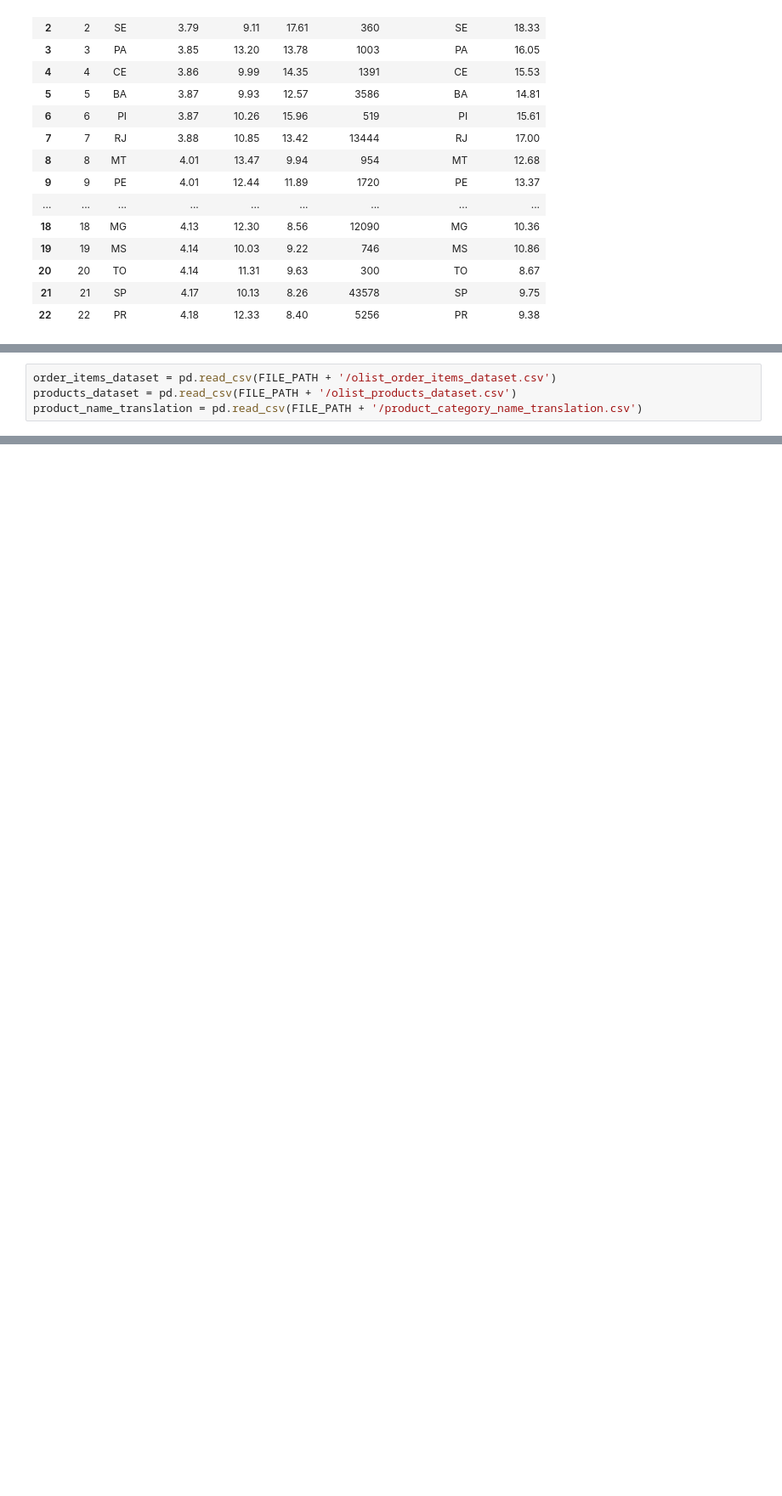
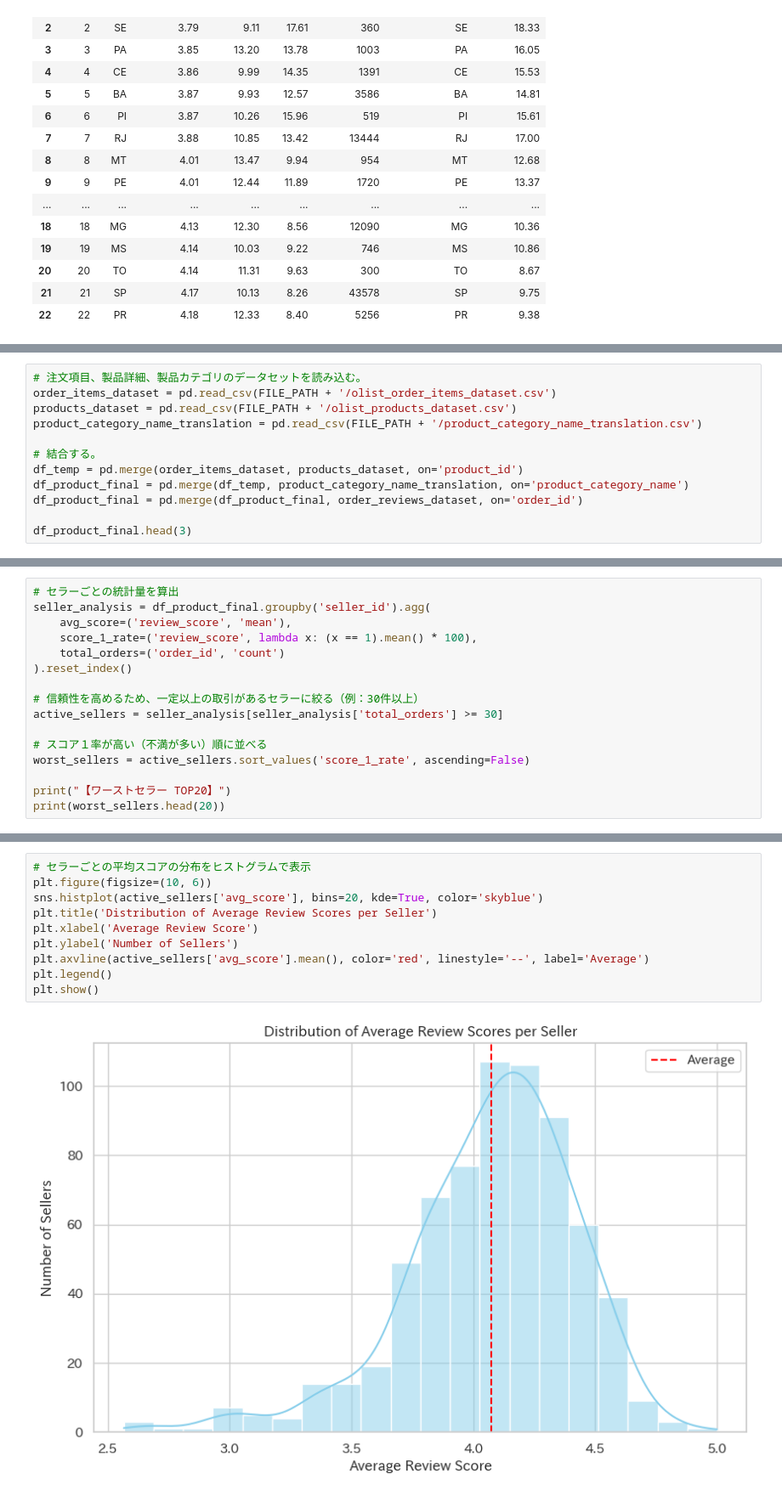
Before and after one commit to kanebako-s/olist-data-analysis, a Jupyter notebook: Kaggle_Olist_analysis.ipynb, the cells around one changed output, grey strips where cells are left out. Shown at 85% size. Drawn from its saved outputs; the diff is of its cells as text; blank space fills up the shorter version.

```diff
--- a/Kaggle_Olist_analysis.ipynb
+++ b/Kaggle_Olist_analysis.ipynb
@@ -387,4 +393,12 @@ worst_rate_state.reset_index().head(23)
 # %%
+# 注文項目、製品詳細、製品カテゴリのデータセットを読み込む。
 order_items_dataset = pd.read_csv(FILE_PATH + '/olist_order_items_dataset.csv')
 products_dataset = pd.read_csv(FILE_PATH + '/olist_products_dataset.csv')
-product_name_translation = pd.read_csv(FILE_PATH + '/product_category_name_translation.csv')
+product_category_name_translation = pd.read_csv(FILE_PATH + '/product_category_name_translation.csv')
+
+# 結合する。
+df_temp = pd.merge(order_items_dataset, products_dataset, on='product_id')
+df_product_final = pd.merge(df_temp, product_category_name_translation, on='product_category_name')
+df_product_final = pd.merge(df_product_final, order_reviews_dataset, on='order_id')
+
+df_product_final.head(3)
@@ -390,0 +424,16 @@ product_name_translation = pd.read_csv(FILE_PATH + '/product_category_name_trans
+# %%
+# セラーごとの統計量を算出
+seller_analysis = df_product_final.groupby('seller_id').agg(
+    avg_score=('review_score', 'mean'),
+    score_1_rate=('review_score', lambda x: (x == 1).mean() * 100),
+    total_orders=('order_id', 'count')
+).reset_index()
+
+# 信頼性を高めるため、一定以上の取引があるセラーに絞る（例：30件以上）
+active_sellers = seller_analysis[seller_analysis['total_orders'] >= 30]
+
+# スコア１率が高い（不満が多い）順に並べる
+worst_sellers = active_sellers.sort_values('score_1_rate', ascending=False)
+
+print("【ワーストセラー TOP20】")
+print(worst_sellers.head(20))
@@ -390,0 +477,12 @@ product_name_translation = pd.read_csv(FILE_PATH + '/product_category_name_trans
+# %%
+# セラーごとの平均スコアの分布をヒストグラムで表示
+plt.figure(figsize=(10, 6))
+sns.histplot(active_sellers['avg_score'], bins=20, kde=True, color='skyblue')
+plt.title('Distribution of Average Review Scores per Seller')
+plt.xlabel('Average Review Score')
+plt.ylabel('Number of Sellers')
+plt.axvline(active_sellers['avg_score'].mean(), color='red', linestyle='--', label='Average')
+plt.legend()
+plt.show()
+# %% [output]
+[figure, added]
```
Also changed, not shown: parts of 31 cells of this notebook.
